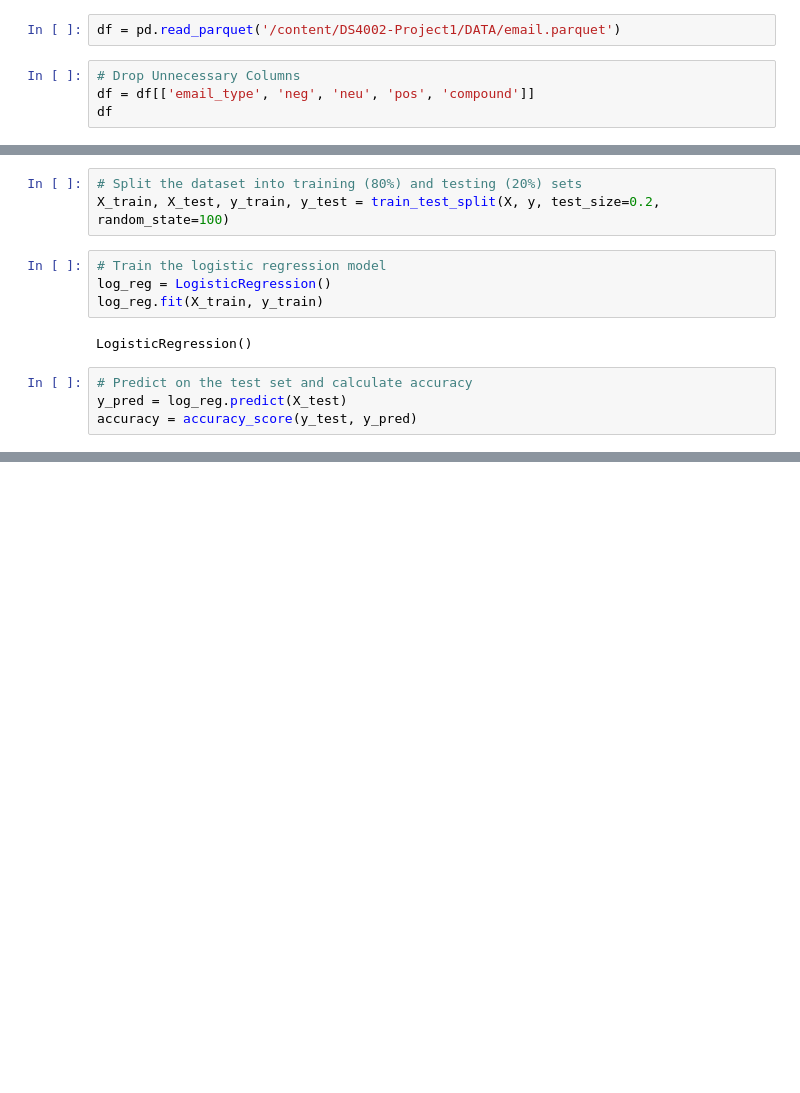
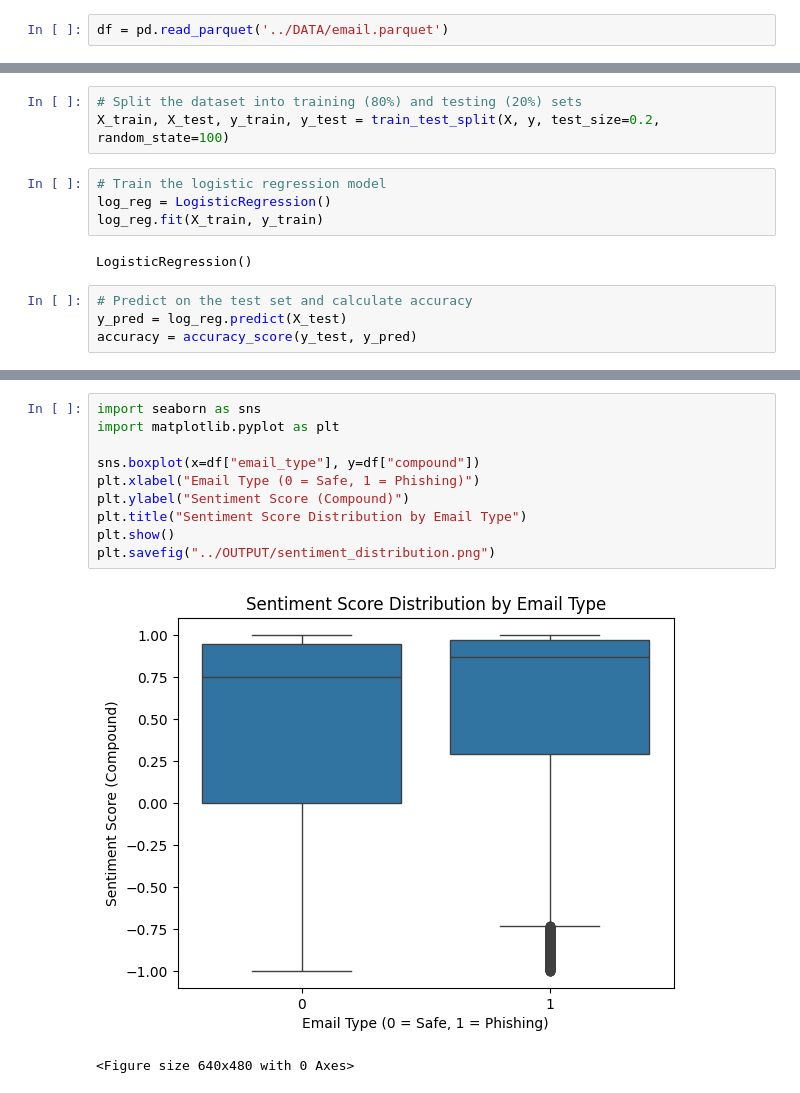
Before and after one commit to camigutie/DS4002-Project1, a Jupyter notebook: SCRIPTS/analysis.ipynb, the cells around one changed output, grey strips where cells are left out. Drawn from its saved outputs; the diff is of its cells as text; blank space fills up the shorter version.

```diff
--- a/SCRIPTS/analysis.ipynb
+++ b/SCRIPTS/analysis.ipynb
@@ -18,8 +10,4 @@ from sklearn.linear_model import LogisticRegression
 from sklearn.metrics import accuracy_score
 from scipy.stats import ttest_ind
 # %%
-df = pd.read_parquet('/content/DS4002-Project1/DATA/email.parquet')
+df = pd.read_parquet('../DATA/email.parquet')
-# %%
-# Drop Unnecessary Columns
-df = df[['email_type', 'neg', 'neu', 'pos', 'compound']]
-df
@@ -76,0 +65,13 @@ results
+# %%
+import seaborn as sns
+import matplotlib.pyplot as plt
+
+sns.boxplot(x=df["email_type"], y=df["compound"])
+plt.xlabel("Email Type (0 = Safe, 1 = Phishing)")
+plt.ylabel("Sentiment Score (Compound)")
+plt.title("Sentiment Score Distribution by Email Type")
+plt.show()
+plt.savefig("../OUTPUT/sentiment_distribution.png")
+# %% [output]
+[figure, added]
+<Figure size 640x480 with 0 Axes>
```
Also changed, not shown: parts of 9 cells of this notebook, 8 other files.
